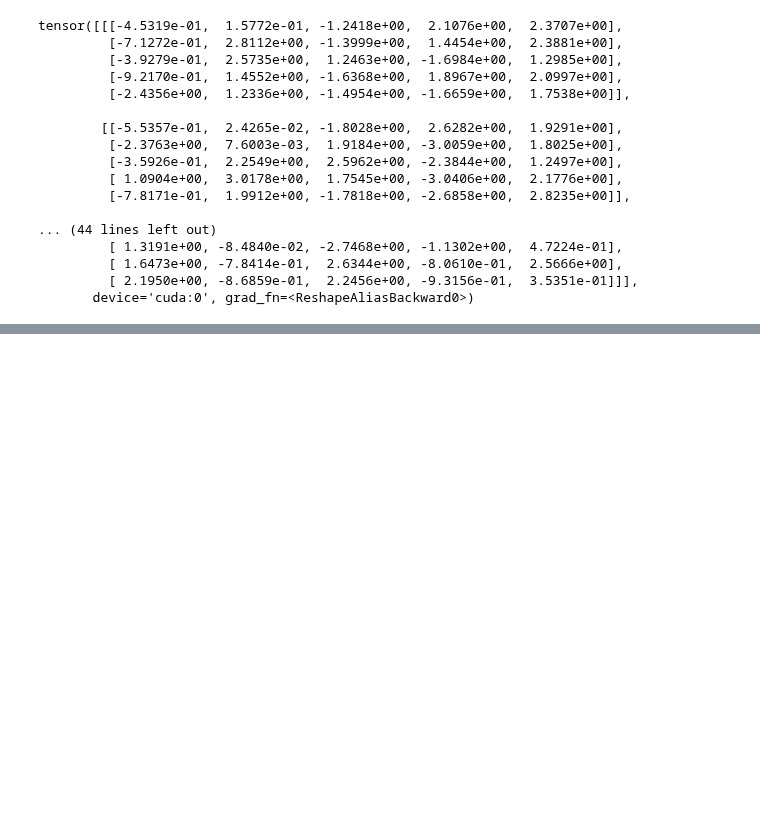
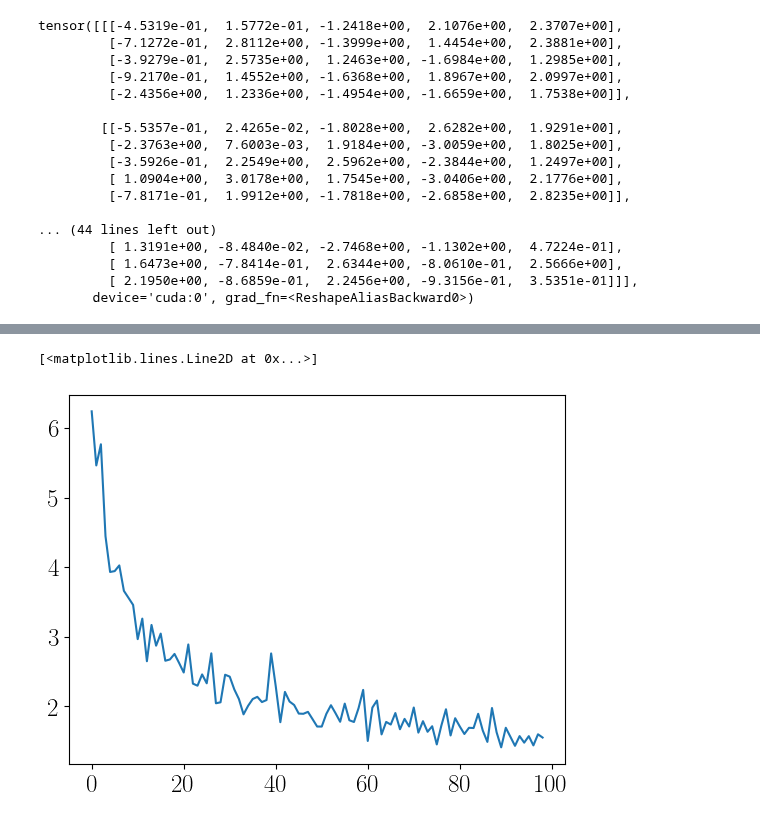
Before and after one commit to yashpatel5400/csi, a Jupyter notebook: conformal-po/ellipsoid.ipynb, the cells around one changed output, grey strips where cells are left out. Saved outputs shown, nothing was run; the diff lists cells and outputs as text; code cells hidden in the pictures; blank space fills up the shorter version.

```diff
--- a/conformal-po/ellipsoid.ipynb
+++ b/conformal-po/ellipsoid.ipynb
@@ -165,0 +284,16 @@ gaussian_linear & 0.00 & 0.00 & 0.00 & 0.00 & 0.03 \\
+# %%
+plt.rcParams['text.usetex'] = True
+plt.rcParams['mathtext.fontset'] = 'stix'
+plt.rcParams['font.family'] = 'STIXGeneral'
+
+SMALL_SIZE = 12
+MEDIUM_SIZE = 14
+BIGGER_SIZE = 18
+
+plt.rc('font', size=BIGGER_SIZE)          # controls default text sizes
+plt.rc('axes', titlesize=BIGGER_SIZE)     # fontsize of the axes title
+plt.rc('axes', labelsize=BIGGER_SIZE)    # fontsize of the x and y labels
+plt.rc('xtick', labelsize=BIGGER_SIZE)    # fontsize of the tick labels
+plt.rc('ytick', labelsize=BIGGER_SIZE)    # fontsize of the tick labels
+plt.rc('legend', fontsize=BIGGER_SIZE)    # legend fontsize
+plt.rc('figure', titlesize=BIGGER_SIZE)  # fontsize of the figure title
@@ -165,0 +364,23 @@ gaussian_linear & 0.00 & 0.00 & 0.00 & 0.00 & 0.03 \\
+# %%
+import numpy as np
+
+alpha = 0.05
+
+c_cal = prior.sample((100,))
+x_cal = simulator(c_cal)
+
+conformal_quantiles = []
+for k in range(1, 100):
+    c_cal_hat = encoder.sample(k, x_cal.to(device)).detach().cpu().numpy()
+    c_cal_tiled = np.transpose(np.tile(c_cal.detach().cpu().numpy(), (k, 1, 1)), (1, 0, 2))
+    c_cal_diff = c_cal_hat - c_cal_tiled
+    c_cal_norms = np.linalg.norm(c_cal_diff, axis=-1)
+    c_cal_scores = np.min(c_cal_norms, axis=-1)
+
+    conformal_quantile = np.quantile(c_cal_scores, q = 1 - alpha)
+    conformal_quantiles.append(conformal_quantile)
+# %%
+plt.plot(conformal_quantiles)
+# %% [output]
+[<matplotlib.lines.Line2D at 0x...>]
+[figure, added]
```
Also changed, not shown: parts of 17 cells of this notebook, 1 other file.
